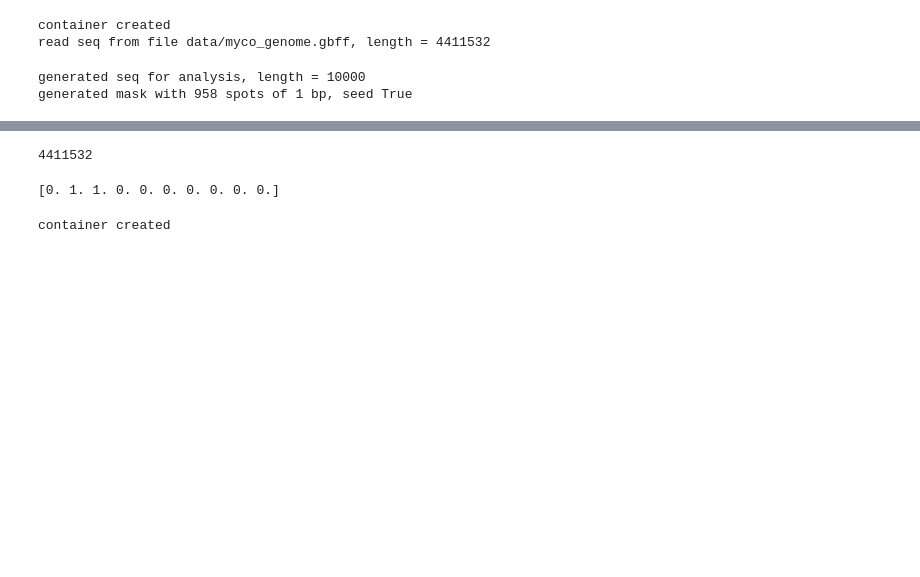
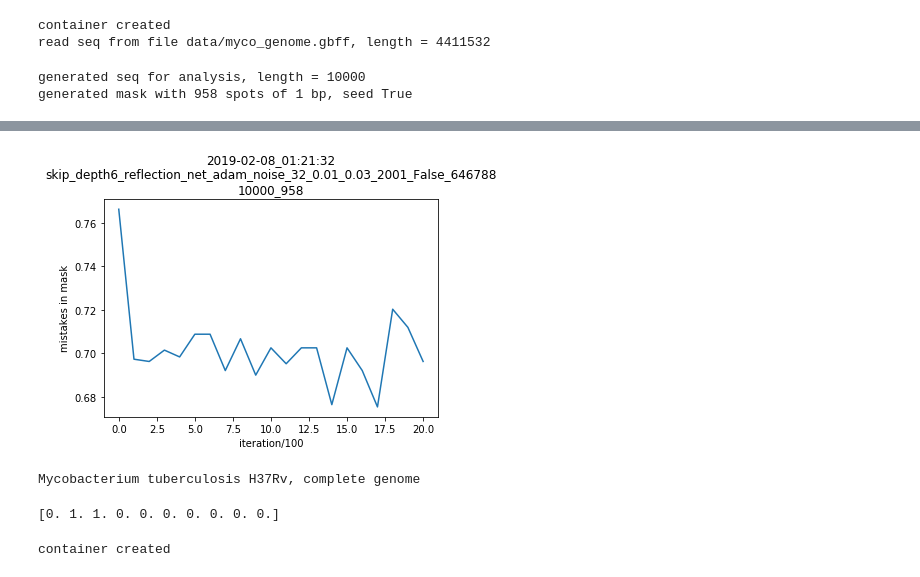
Before and after one commit to litvinanna/deep-image-prior, a Jupyter notebook: inpainting_genome.ipynb, the cells around one changed output, grey strips where cells are left out. Cells and saved outputs as stored; diff of their text form; code cells hidden in the pictures; blank space fills up the shorter version.

```diff
--- a/inpainting_genome.ipynb
+++ b/inpainting_genome.ipynb
@@ -432,7 +429,19 @@ print(container.inpaintinglog.loss)
+# %%
+coding = [compare(container, out)["mask_part"] for out in inpaintinglog.out_nps]
+fig = plt.plot(coding)
+plt.ylabel('mistakes in mask')
+plt.xlabel('iteration/100')
+plt.title("{}\n{}\n{}_{}".format(inpaintinglog.datetime, inpaintinglog.description,
+                                 inpaintinglog.container.length, inpaintinglog.container.length_mask))
+
+plt.savefig("data/{}_mask.png".format(inpaintinglog.datetime))
+plt.show()
+# %% [output]
+[figure, added]
 # %%
-# from Bio import SeqIO
-# iterator = SeqIO.parse(remote_genome, "genbank")
-# record = next(iterator)
+from Bio import SeqIO
+iterator = SeqIO.parse(remote_genome, "genbank")
+record = next(iterator)
 
 # # print(record.annotations.keys())
 # # print(record.features[0].type)
@@ -442,9 +451,9 @@ print(container.inpaintinglog.loss)
 # #     print(f.type)
 # #     print(f.location.start)
 
-# print(len(record.seq))
+print(record.description)
 # %% [output]
-4411532
+Mycobacterium tuberculosis H37Rv, complete genome
 # %%
 # x = np.zeros(10)
 # x[1:3] = 1
```
Also changed, not shown: parts of 14 cells of this notebook.
